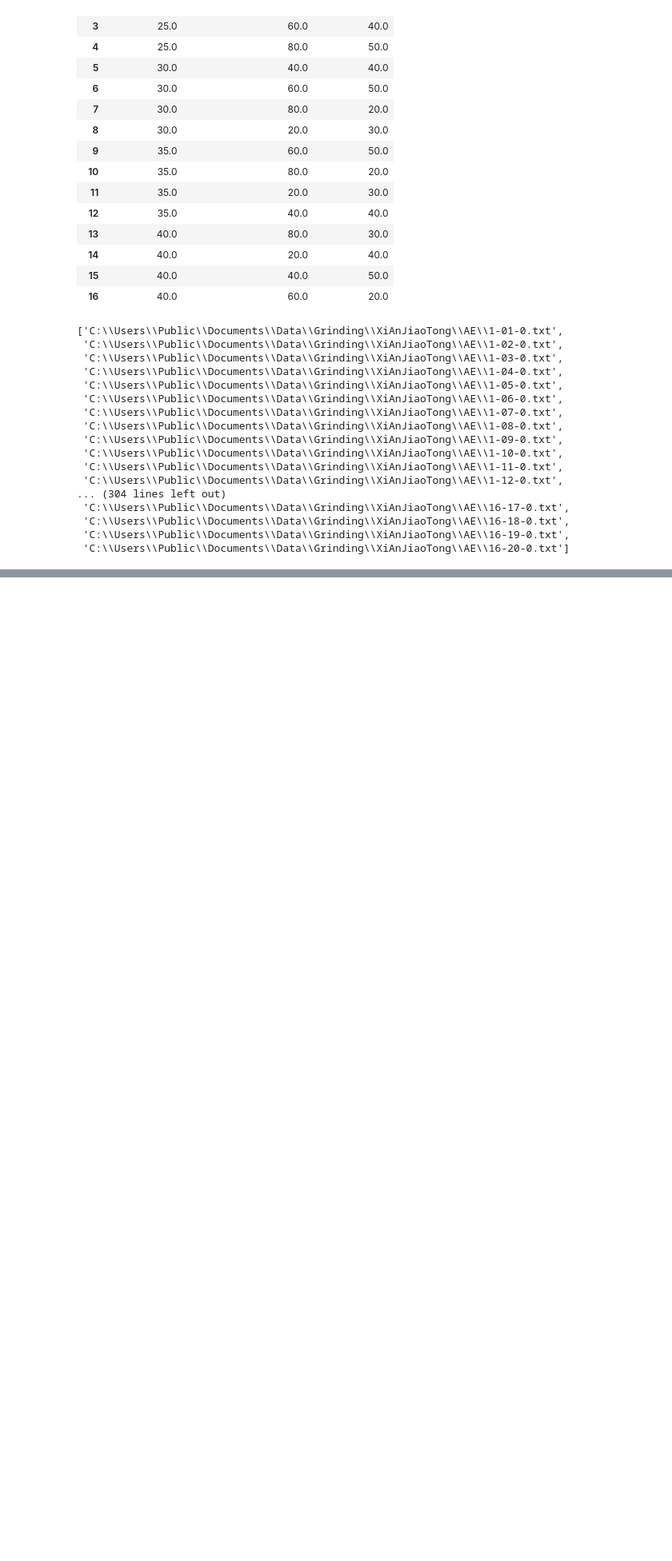
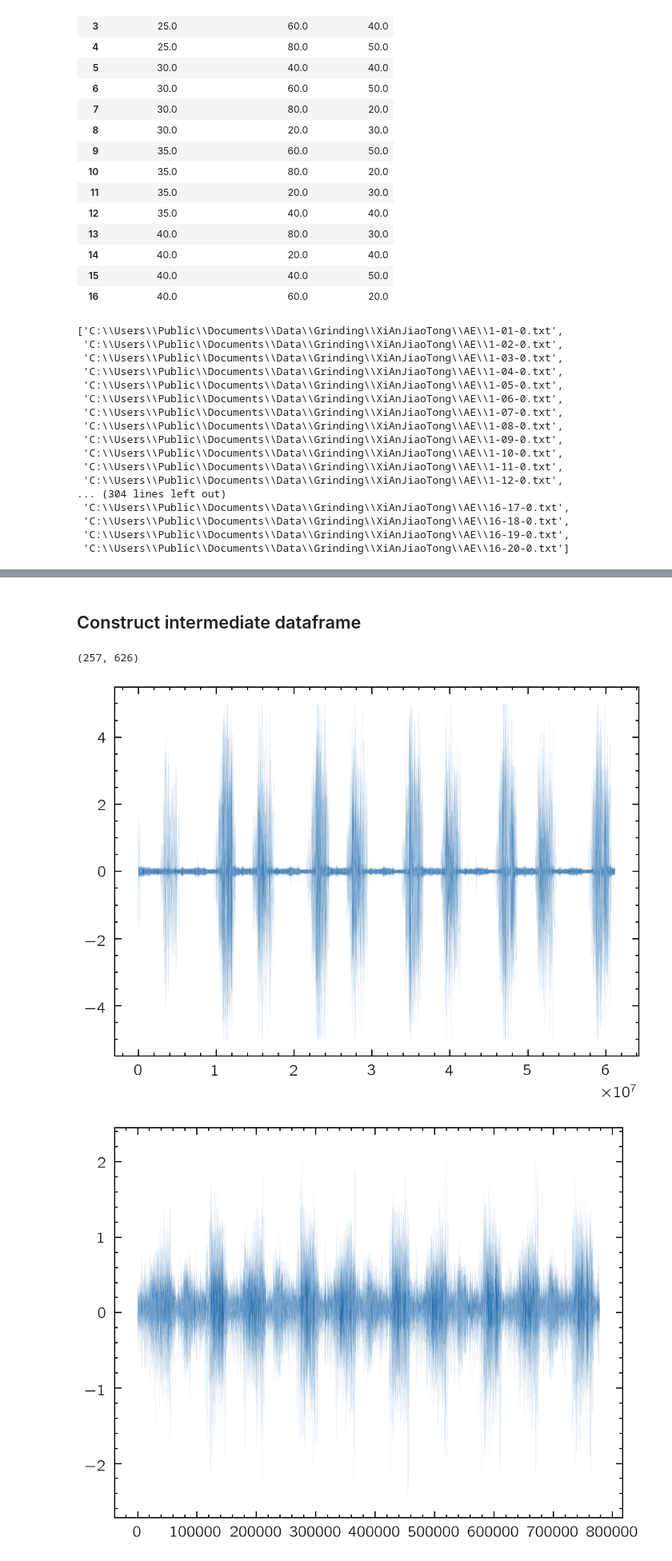
Before and after one commit to mingwucn/Smart_Grinding, a Jupyter notebook: construct_data_loader.ipynb, the cells around one changed output, grey strips where cells are left out. Shown at 80% size. Drawn from its saved outputs; the diff is of its cells as text; code cells hidden in the pictures; blank space fills up the shorter version.

```diff
--- a/construct_data_loader.ipynb
+++ b/construct_data_loader.ipynb
@@ -141,0 +192,14 @@ _i0,_it = ae_indices[0]
+# %% [markdown]
+## Construct intermediate dataframe
+# %%
+spec_narrow.shape
+# %% [output]
+(257, 626)
+# %%
+plt.plot(ae_df[0],lw=0.01)
+plt.show()
+plt.plot(vib_x,lw=0.01)
+plt.show()
+# %% [output]
+[figure, added]
+[figure, added]
```
Also changed, not shown: parts of 11 cells of this notebook, 1 other file.
